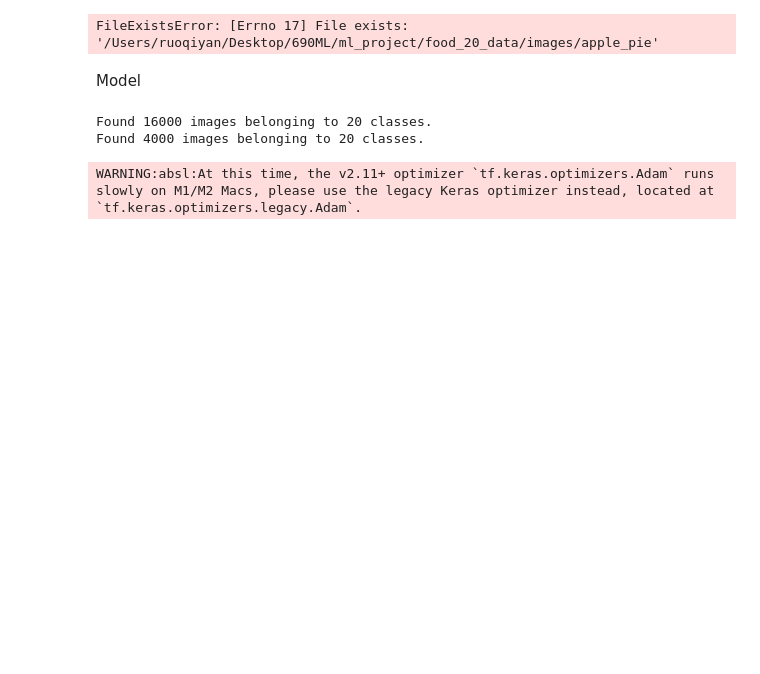
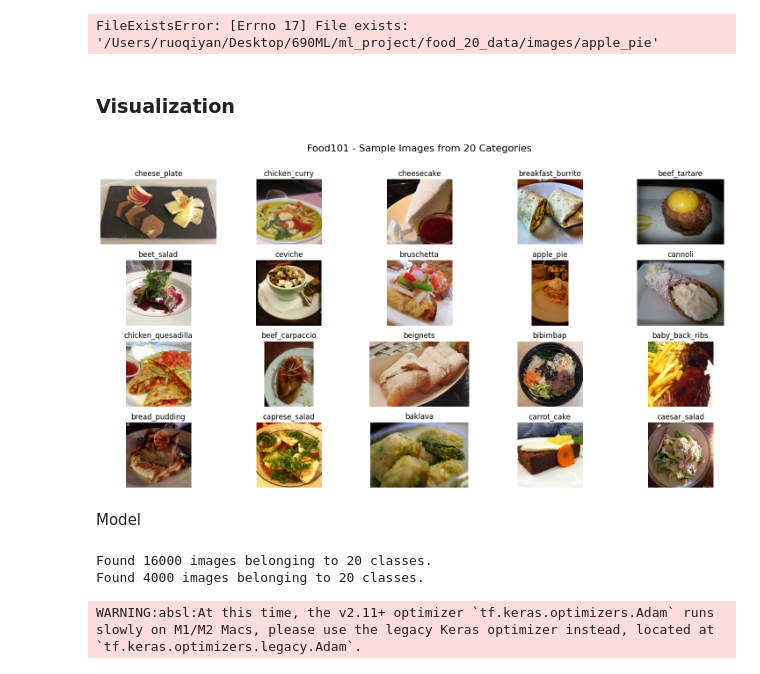
Before and after one commit to Agnes-qq/555ML_Project, a Jupyter notebook: cnn2.ipynb, the cells around one changed output. Saved outputs shown, nothing was run; the diff lists cells and outputs as text; code cells hidden in the pictures; blank space fills up the shorter version.

```diff
--- a/cnn2.ipynb
+++ b/cnn2.ipynb
@@ -41,3 +66,50 @@ for category in selected_categories:
 print("Dataset reduced to 20 categories!")
 # %% [output]
 FileExistsError: [Errno 17] File exists: '/Users/ruoqiyan/Desktop/690ML/ml_project/food_20_data/images/apple_pie'
+# %% [markdown]
+### Visualization
+# %%
+import os
+import matplotlib.pyplot as plt
+from PIL import Image
+import random
+
+# Fetch all categories
+categories = os.listdir(data_path)
+
+# Function to visualize one image per category
+def visualize_categories(data_path, categories):
+    num_categories = len(categories)
+    cols = 5  # Number of columns in the grid
+    rows = (num_categories // cols) + 1  # Calculate number of rows based on categories
+
+    fig, axes = plt.subplots(rows, cols, figsize=(15, 10))
+    fig.suptitle("Food101 - Sample Images from 20 Categories", fontsize=16)
+
+    for i, category in enumerate(categories):
+        # Path to category folder
+        category_path = os.path.join(data_path, category)
+
+        # Randomly pick an image from the category
+        image_name = random.choice(os.listdir(category_path))
+        image_path = os.path.join(category_path, image_name)
+
+        # Load and display the image
+        img = Image.open(image_path)
+        ax = axes[i // cols, i % cols]
+        ax.imshow(img)
+        ax.set_title(category)
+        ax.axis('off')
+
+    # Hide unused subplots
+    for j in range(i + 1, rows * cols):
+        fig.delaxes(axes[j // cols, j % cols])
+
+    plt.tight_layout()
+    plt.subplots_adjust(top=0.9)
+    plt.show()
+
+# Call the function
+visualize_categories(data_path, categories)
+# %% [output]
+[figure, added]
```
Also changed, not shown: parts of 22 cells of this notebook.
